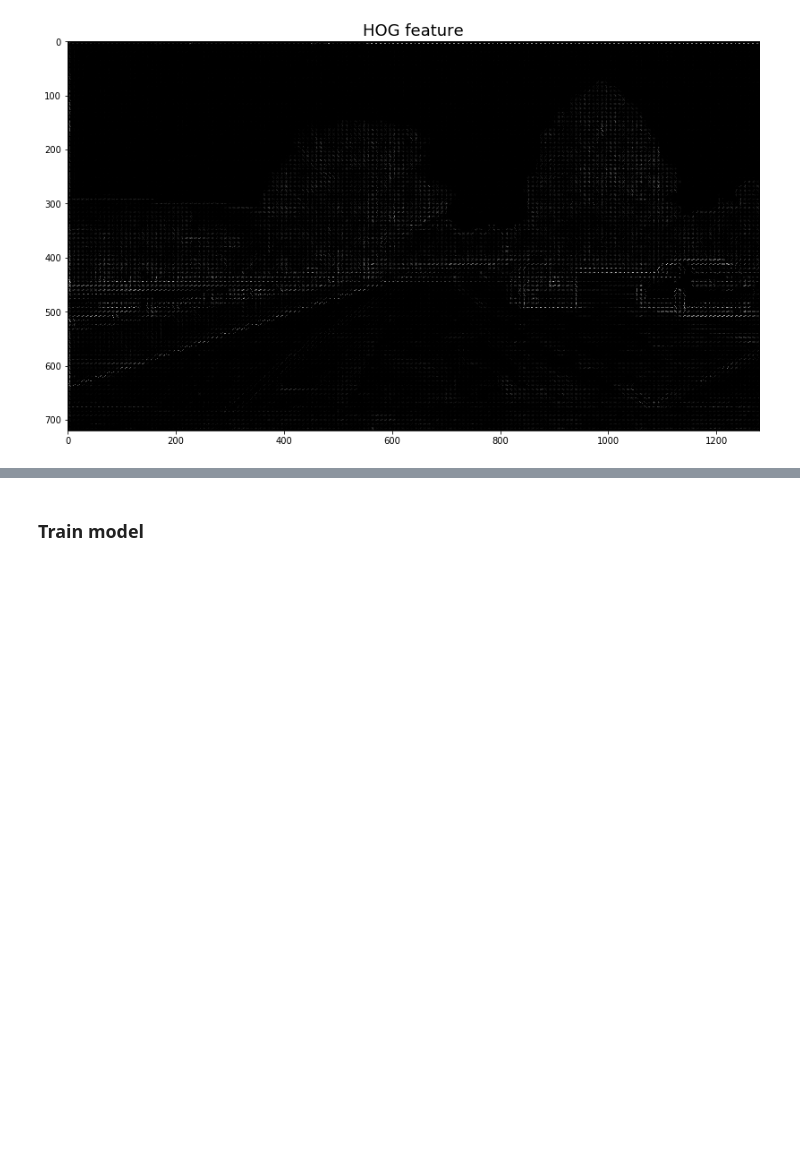
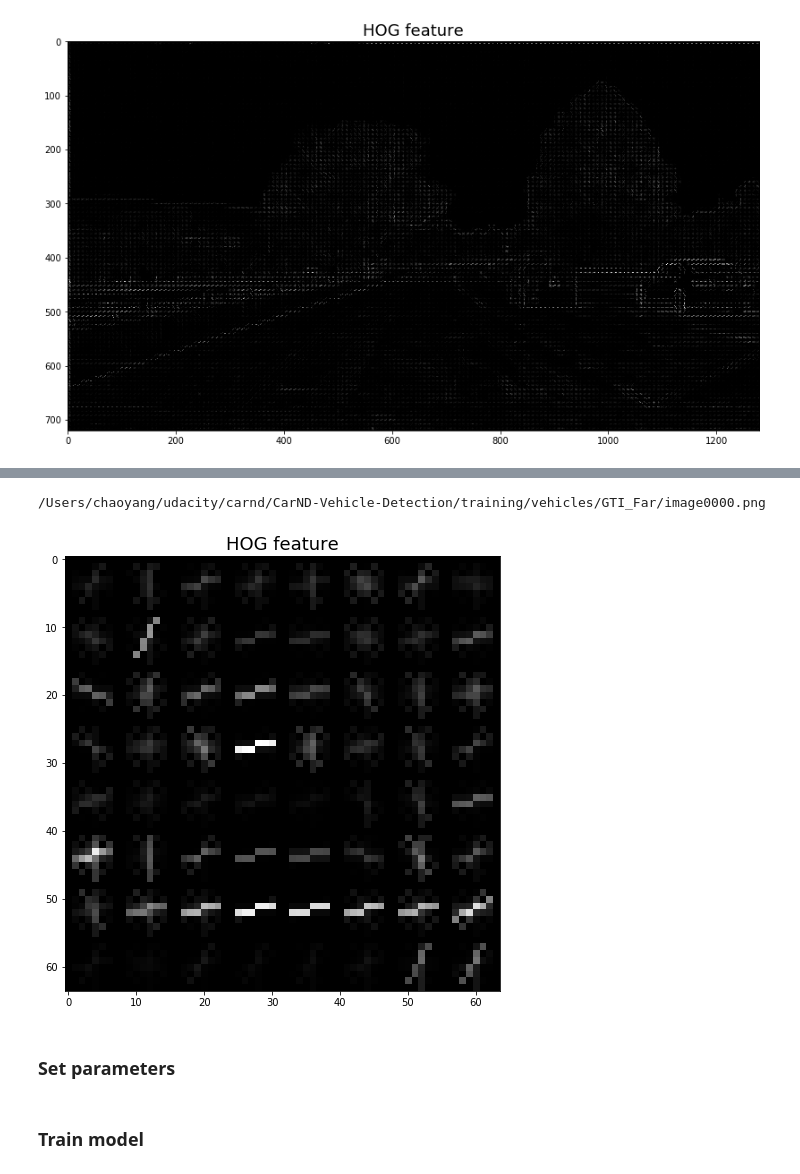
Before and after one commit to logancyang/vehicle-detection, a Jupyter notebook: find_car.ipynb, the cells around one changed output, grey strips where cells are left out. Drawn from its saved outputs; the diff is of its cells as text; code cells hidden in the pictures; blank space fills up the shorter version.

```diff
--- a/find_car.ipynb
+++ b/find_car.ipynb
@@ -74,13 +83,13 @@ def get_hog_features(img, orient, pix_per_cell, cell_per_block, vis=False, featu
     # Call with two outputs if vis==True
     if vis == True:
         features, hog_image = hog(img, orientations=orient, pixels_per_cell=(pix_per_cell, pix_per_cell),
-                                  cells_per_block=(cell_per_block, cell_per_block), transform_sqrt=True,
+                                  cells_per_block=(cell_per_block, cell_per_block), transform_sqrt=False,
                                   visualise=vis, feature_vector=feature_vec)
         return features, hog_image
     # Otherwise call with one output
     else:
         features = hog(img, orientations=orient, pixels_per_cell=(pix_per_cell, pix_per_cell),
-                       cells_per_block=(cell_per_block, cell_per_block), transform_sqrt=True,
+                       cells_per_block=(cell_per_block, cell_per_block), transform_sqrt=False,
                        visualise=vis, feature_vector=feature_vec)
         return features
 
@@ -124,7 +133,7 @@ def extract_hog_features(imgs, cspace='RGB', orient=9, pix_per_cell=8, cell_per_
     # Return list of feature vectors
     return features
 
-hog_features = extract_hog_features(test_images,vis=True)
+hog_features = extract_hog_features(test_images, cspace='YUV', vis=True)
 # %% [output]
 /usr/local/opt/python/Frameworks/Python.framework/Versions/2.7/envs/carnd-term1/lib/python3.5/site-packages/skimage/feature/_hog.py:119: skimage_deprecation: Default value of `block_norm`==`L1` is dep ...
   'be changed to `L2-Hys` in v0.15', skimage_deprecation)
@@ -134,3 +143,9 @@ _, hog_img = hog_features[0]
 show(hog_img, 'HOG feature', cmap='gray')
 # %% [output]
 [figure]
+# %%
+hog_features = extract_hog_features(cars[:1], cspace='YUV', hog_channel=0, vis=True)
+_, hog_img = hog_features[0]
+print(cars[0])
+show(hog_img, 'HOG feature', cmap='gray')
+# %% [output]
@@ -136,0 +154,2 @@ show(hog_img, 'HOG feature', cmap='gray')
+/Users/chaoyang/udacity/carnd/CarND-Vehicle-Detection/training/vehicles/GTI_Far/image0000.png
+[figure, added]
@@ -136,0 +224,2 @@ show(hog_img, 'HOG feature', cmap='gray')
+# %% [markdown]
+### Set parameters
```
Also changed, not shown: parts of 33 cells of this notebook.
